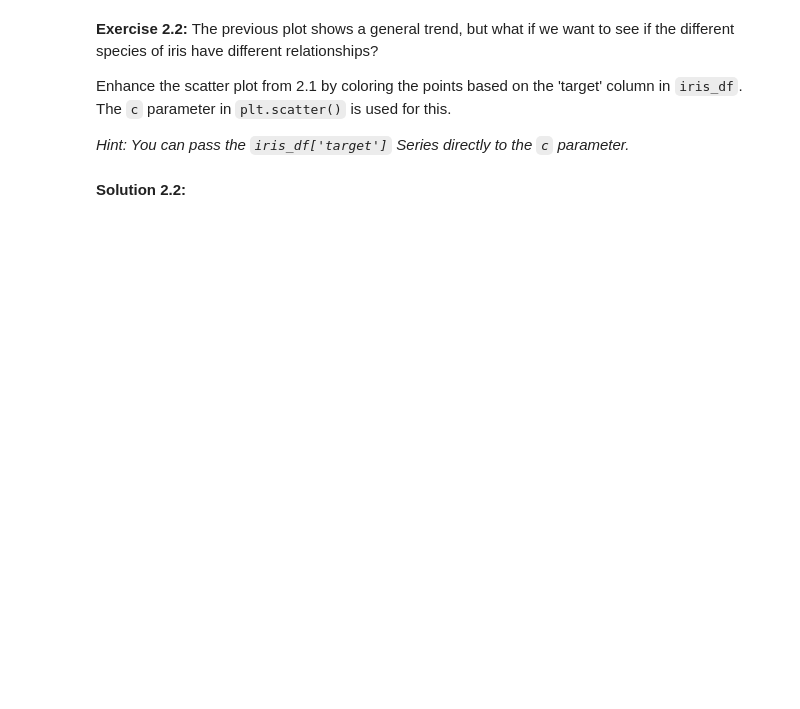
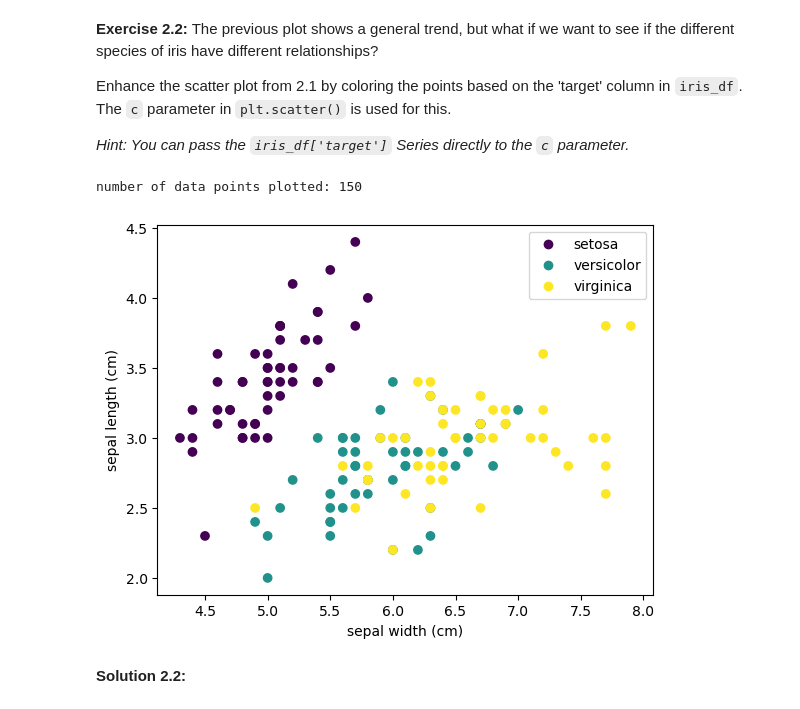
Before and after one commit to rksfn/scipy, a Jupyter notebook: week1_foundations_of_data_manipulation_and_visualization/day5_matplotlib_basics_line_and_scatter_plots.ipynb, the cells around one changed output. Cells and saved outputs as stored; diff of their text form; code cells hidden in the pictures; blank space fills up the shorter version.

```diff
--- a/week1_foundations_of_data_manipulation_and_visualization/day5_matplotlib_basics_line_and_scatter_plots.ipynb
+++ b/week1_foundations_of_data_manipulation_and_visualization/day5_matplotlib_basics_line_and_scatter_plots.ipynb
@@ -97,3 +130,17 @@ Enhance the scatter plot from 2.1 by coloring the points based on the 'target' c
+# %%
+# Your code here
+
+plt.scatter(x=iris_df['sepal length (cm)'], y=iris_df['sepal width (cm)'], c=iris_df['target'])
+
+plt.xlabel('sepal width (cm)')
+plt.ylabel('sepal length (cm)')
+print(f"number of data points plotted: {len(iris_df)}")
+
+plt.legend(handles=scatter.legend_elements()[0], labels=list(iris_data.target_names))
+plt.show()
+# %% [output]
+number of data points plotted: 150
+[figure, added]
 # %% [markdown]
 **Solution 2.2:**
 # %%
```
Also changed, not shown: parts of 10 cells of this notebook.
